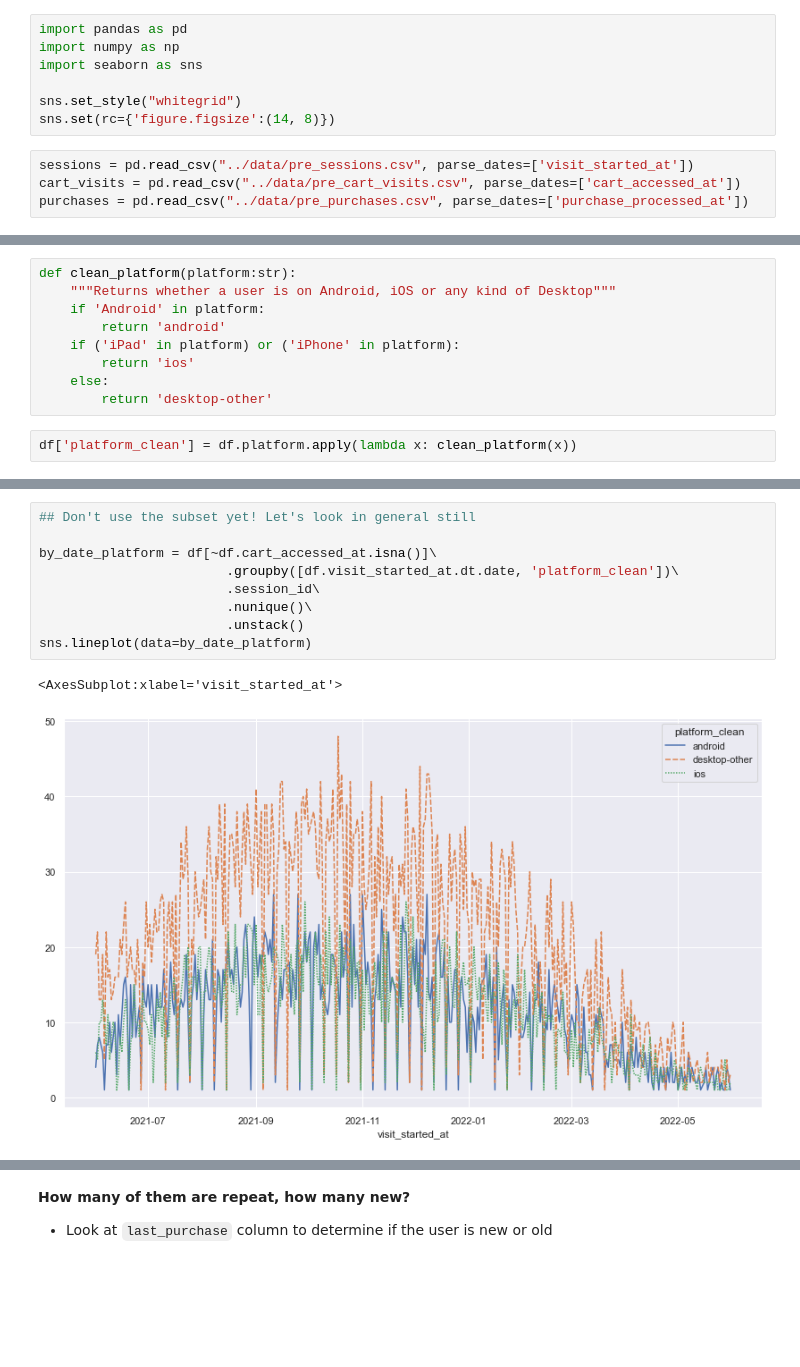
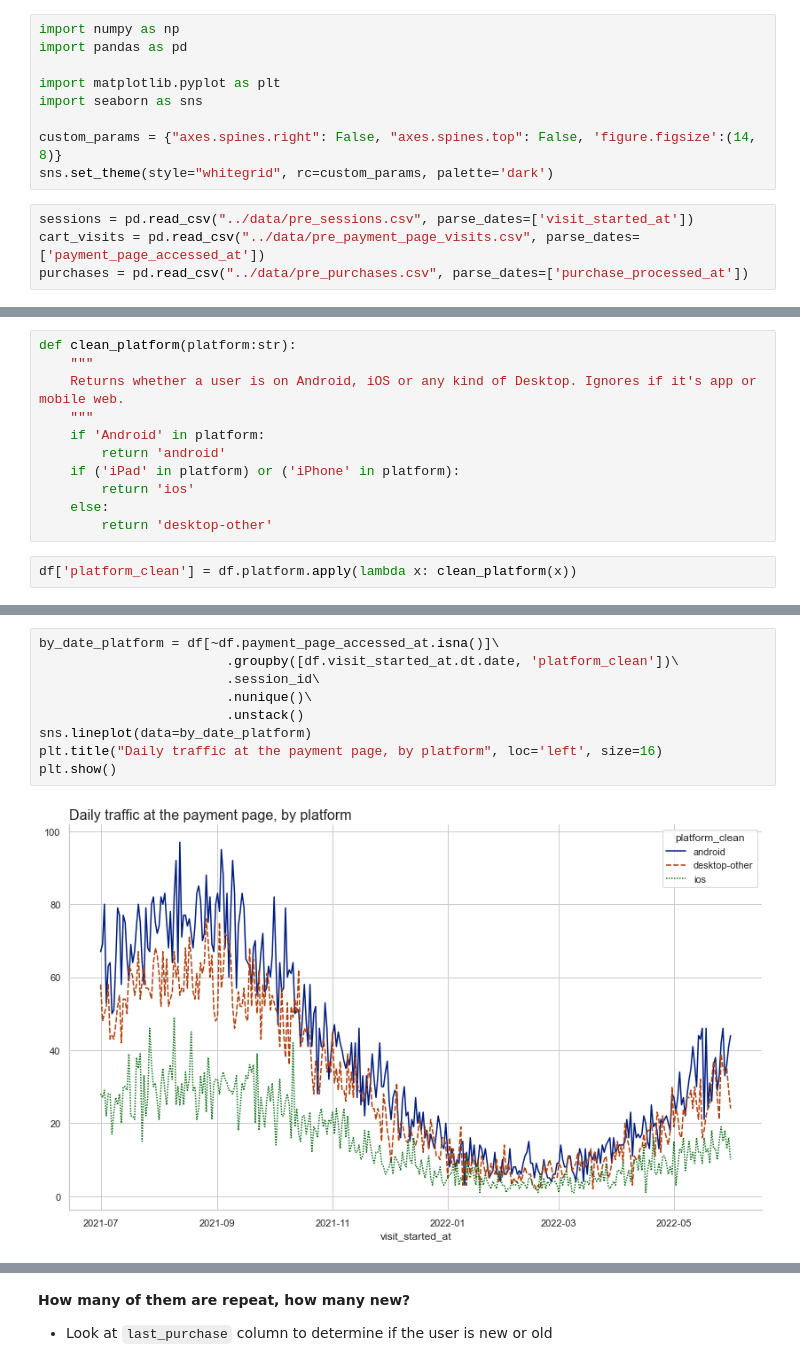
Before and after one commit to tvasil/pyconit-ab-testing, a Jupyter notebook: solutions/pre_test.ipynb, the cells around one changed output, grey strips where cells are left out. Saved outputs shown, nothing was run; the diff lists cells and outputs as text; blank space fills up the shorter version.

```diff
--- a/solutions/pre_test.ipynb
+++ b/solutions/pre_test.ipynb
@@ -7,14 +7,16 @@ All data needed can be found in the directory `data/`.
 
 First, let's load all necessary libraries and the data.
 # %%
+import numpy as np
 import pandas as pd
-import numpy as np
+
+import matplotlib.pyplot as plt
 import seaborn as sns
 
-sns.set_style("whitegrid")
-sns.set(rc={'figure.figsize':(14, 8)})
+custom_params = {"axes.spines.right": False, "axes.spines.top": False, 'figure.figsize':(14, 8)}
+sns.set_theme(style="whitegrid", rc=custom_params, palette='dark')
 # %%
 sessions = pd.read_csv("../data/pre_sessions.csv", parse_dates=['visit_started_at'])
-cart_visits = pd.read_csv("../data/pre_cart_visits.csv", parse_dates=['cart_accessed_at'])
+cart_visits = pd.read_csv("../data/pre_payment_page_visits.csv", parse_dates=['payment_page_accessed_at'])
 purchases = pd.read_csv("../data/pre_purchases.csv", parse_dates=['purchase_processed_at'])
 # %%
@@ -45,7 +47,9 @@ df = sessions.merge(cart_visits,
                                                         on=['session_id', 'user_id'])
 # %%
 def clean_platform(platform:str):
-    """Returns whether a user is on Android, iOS or any kind of Desktop"""
+    """
+    Returns whether a user is on Android, iOS or any kind of Desktop. Ignores if it's app or mobile web.
+    """
     if 'Android' in platform:
         return 'android'
     if ('iPad' in platform) or ('iPhone' in platform):
@@ -78,15 +111,14 @@ On an average day, we have 136.95 visitors
     - What devices do they come from?
     - What is the typical basket volume, value?
 # %%
-## Don't use the subset yet! Let's look in general still
-
-by_date_platform = df[~df.cart_accessed_at.isna()]\
+by_date_platform = df[~df.payment_page_accessed_at.isna()]\
                         .groupby([df.visit_started_at.dt.date, 'platform_clean'])\
                         .session_id\
                         .nunique()\
                         .unstack()
 sns.lineplot(data=by_date_platform)
+plt.title("Daily traffic at the payment page, by platform", loc='left', size=16)
+plt.show()
 # %% [output]
-<AxesSubplot:xlabel='visit_started_at'>
-[figure, old version]
+[figure, new version]
 # %%
```
Also changed, not shown: parts of 35 cells of this notebook, 1 other file.
